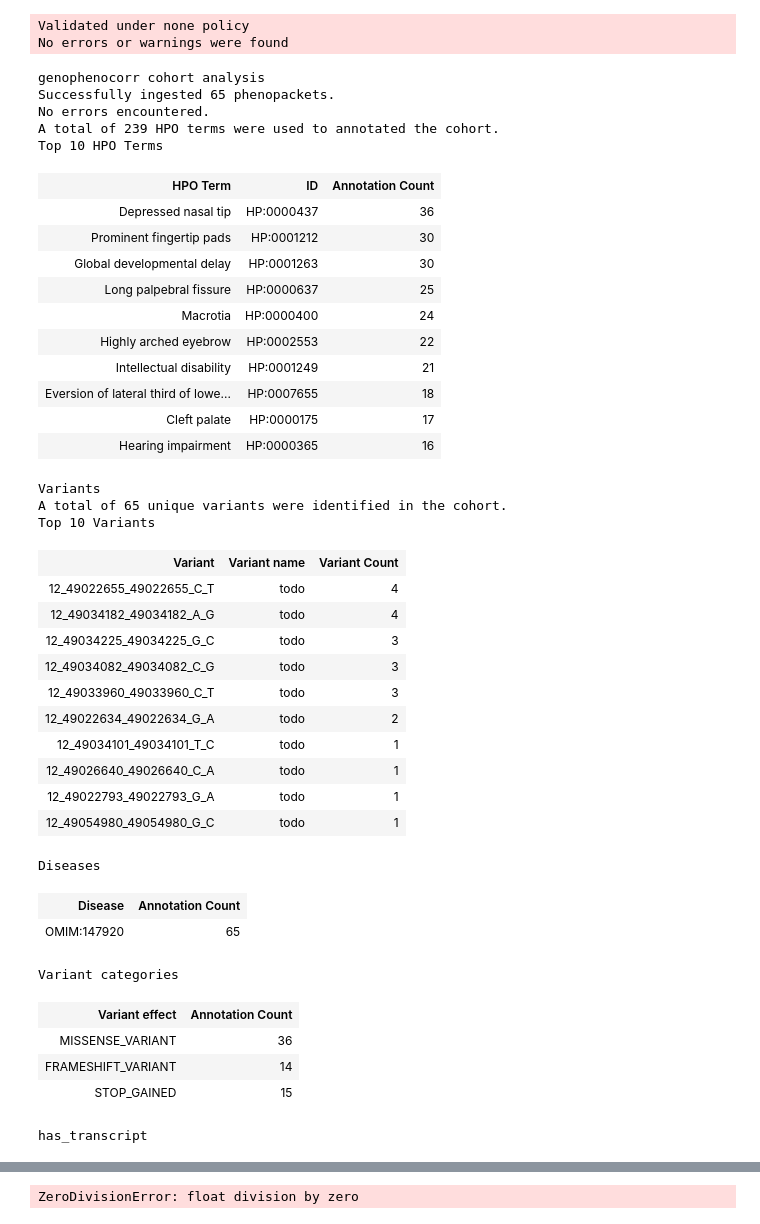
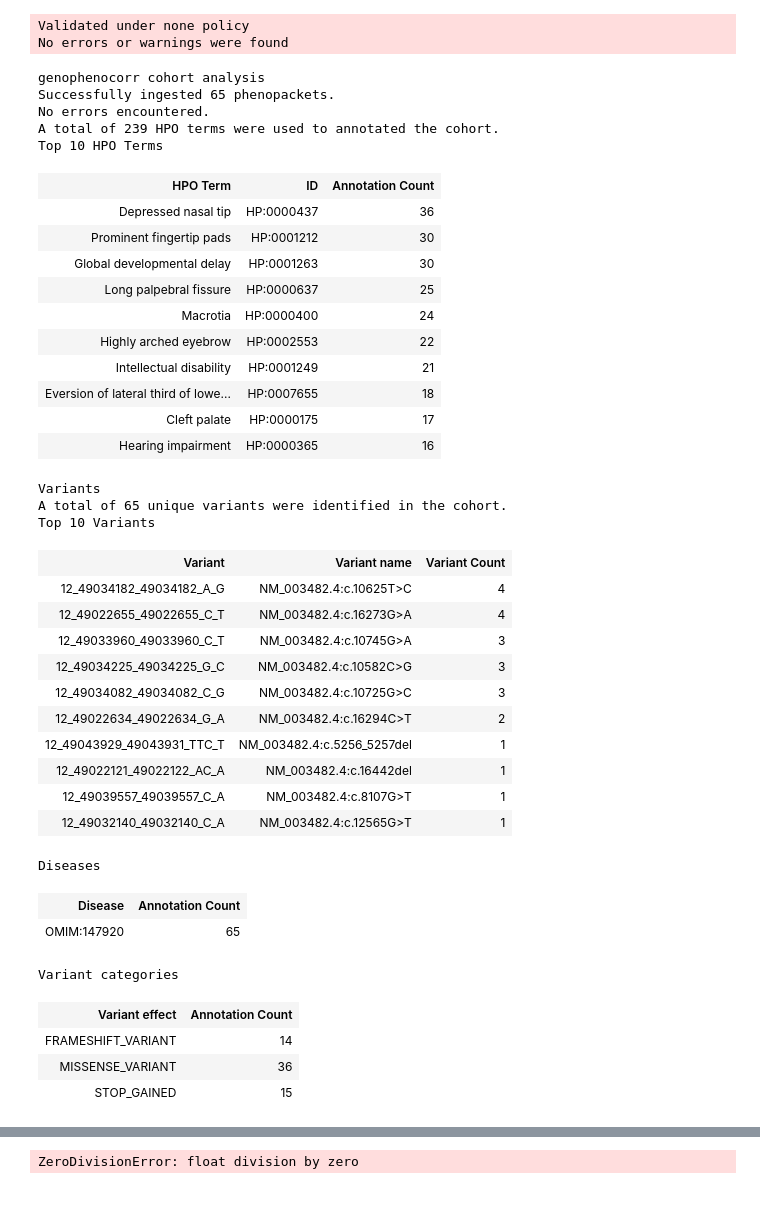
Before and after one commit to monarch-initiative/gpsea, a Jupyter notebook: case_studies/KMT2D/KMT2D_correlations.ipynb, the cells around one changed output, grey strips where cells are left out. Cells and saved outputs as stored; diff of their text form; code cells hidden in the pictures.

Commit message:
cleaning up CohortVisualizer

```diff
--- a/case_studies/KMT2D/KMT2D_correlations.ipynb
+++ b/case_studies/KMT2D/KMT2D_correlations.ipynb
@@ -28,48 +28,47 @@ Validated under none policy
 No errors or warnings were found
 # %%
 cohort_viewable = CohortViewable(hpo=hpo, top_phenotype_count=10, top_variant_count=10, transcript_id=KTM2D_transcript_id)
-html = cohort_viewable.process(cohort=cohort)
+html = cohort_viewable.process(cohort=cohort, transcript_id=KTM2D_transcript_id)
 display(HTML(html))
 # %% [output]
 genophenocorr cohort analysis
 Successfully ingested 65 phenopackets.
 No errors encountered.
 A total of 239 HPO terms were used to annotated the cohort.
 Top 10 HPO Terms
 | HPO Term | ID | Annotation Count |
 | Depressed nasal tip | HP:0000437 | 36 |
 | Prominent fingertip pads | HP:0001212 | 30 |
 | Global developmental delay | HP:0001263 | 30 |
 | Long palpebral fissure | HP:0000637 | 25 |
 | Macrotia | HP:0000400 | 24 |
 | Highly arched eyebrow | HP:0002553 | 22 |
 | Intellectual disability | HP:0001249 | 21 |
 | Eversion of lateral third of lowe... | HP:0007655 | 18 |
 | Cleft palate | HP:0000175 | 17 |
 | Hearing impairment | HP:0000365 | 16 |
 Variants
 A total of 65 unique variants were identified in the cohort.
 Top 10 Variants
 | Variant | Variant name | Variant Count |
-| 12_49022655_49022655_C_T | todo | 4 |
-| 12_49034182_49034182_A_G | todo | 4 |
-| 12_49034225_49034225_G_C | todo | 3 |
-| 12_49034082_49034082_C_G | todo | 3 |
-| 12_49033960_49033960_C_T | todo | 3 |
-| 12_49022634_49022634_G_A | todo | 2 |
-| 12_49034101_49034101_T_C | todo | 1 |
-| 12_49026640_49026640_C_A | todo | 1 |
-| 12_49022793_49022793_G_A | todo | 1 |
-| 12_49054980_49054980_G_C | todo | 1 |
+| 12_49034182_49034182_A_G | NM_003482.4:c.10625T>C | 4 |
+| 12_49022655_49022655_C_T | NM_003482.4:c.16273G>A | 4 |
+| 12_49033960_49033960_C_T | NM_003482.4:c.10745G>A | 3 |
+| 12_49034225_49034225_G_C | NM_003482.4:c.10582C>G | 3 |
+| 12_49034082_49034082_C_G | NM_003482.4:c.10725G>C | 3 |
+| 12_49022634_49022634_G_A | NM_003482.4:c.16294C>T | 2 |
+| 12_49043929_49043931_TTC_T | NM_003482.4:c.5256_5257del | 1 |
+| 12_49022121_49022122_AC_A | NM_003482.4:c.16442del | 1 |
+| 12_49039557_49039557_C_A | NM_003482.4:c.8107G>T | 1 |
+| 12_49032140_49032140_C_A | NM_003482.4:c.12565G>T | 1 |
 Diseases
 | Disease | Annotation Count |
 | OMIM:147920 | 65 |
 Variant categories
 | Variant effect | Annotation Count |
+| FRAMESHIFT_VARIANT | 14 |
 | MISSENSE_VARIANT | 36 |
-| FRAMESHIFT_VARIANT | 14 |
 | STOP_GAINED | 15 |
-has_transcript
 # %%
 from genophenocorr.preprocessing import UniprotProteinMetadataService
 from genophenocorr.model.genome import GRCh38
```
Also changed, not shown: parts of 3 cells of this notebook, 4 other files.
